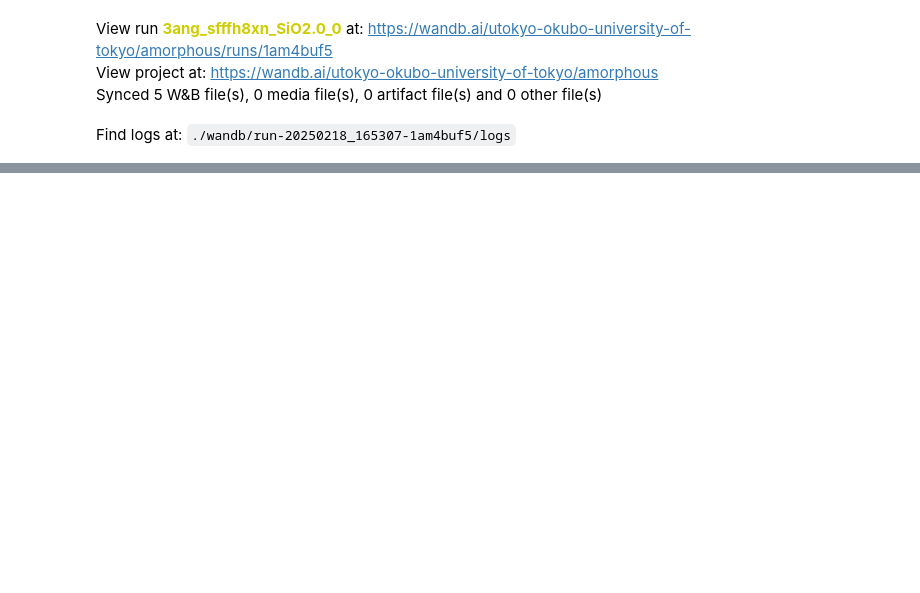
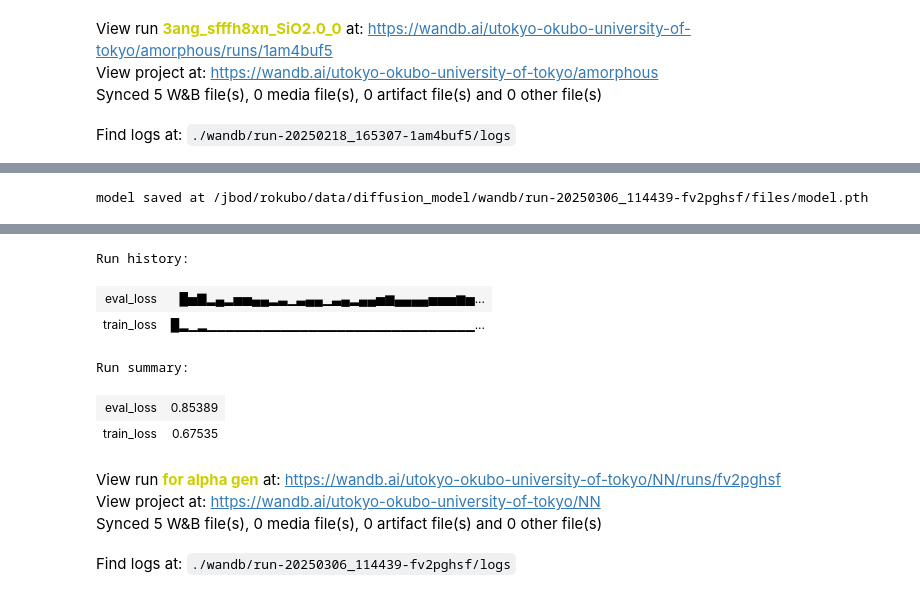
Before and after one commit to Ren-Okubo/diffusion_model, a Jupyter notebook: model_flex.ipynb, the cells around one changed output, grey strips where cells are left out. Saved outputs shown, nothing was run; the diff lists cells and outputs as text; code cells hidden in the pictures; blank space fills up the shorter version.

```diff
--- a/model_flex.ipynb
+++ b/model_flex.ipynb
@@ -229,0 +316,21 @@ Find logs at: ./wandb/run-20250219_105042-1am4buf5/logs
+# %%
+#default_tensor_typeの設定
+torch.set_default_tensor_type(torch.cuda.FloatTensor)
+
+#seedの設定
+torch.manual_seed(seed)
+random.seed(seed)
+np.random.seed(seed)
+
+#modelの定義
+diffusion_process = E3DiffusionProcess(s=noise_precision,power=power,num_diffusion_timestep=num_diffusion_timestep,noise_schedule=noise_schedule)
+egnn = EquivariantGNN(L,m_input_size,m_hidden_size,m_output_size,x_input_size,x_hidden_size,x_output_size,h_input_size,h_hidden_size,h_output_size)
+if to_compress_spectrum:
+    spectrum_compressor = SpectrumCompressor(spectrum_size,compressor_hidden_dim,compressed_spectrum_size)
+early_stopping = EarlyStopping(patience=patience)
+setupdata = SetUpData(seed=seed,conditional=conditional)
+# %%
+if to_compress_spectrum:
+    nn_dict = {'egnn':egnn,'spectrum_compressor':spectrum_compressor}
+else:
+    nn_dict = {'egnn':egnn,'spectrum_compressor':None}
@@ -229,0 +370,26 @@ Find logs at: ./wandb/run-20250219_105042-1am4buf5/logs
+# %%
+for epoch in range(num_epochs):
+    avg_loss_train = train_epoch(nn_dict,train_loader,prms,diffusion_process,optimizer)
+    avg_loss_eval = eval_epoch(nn_dict,eval_loader,prms,diffusion_process,optimizer)
+
+    #各epochにおけるlossを記録
+    wandb.log({'train_loss':avg_loss_train,'eval_loss':avg_loss_eval})
+
+    #early stopping
+    if early_stopping.validate(avg_loss_eval):
+        break
+
+#モデルの保存
+model_states = {'egnn':egnn.state_dict()}
+if prms['to_compress_spectrum']:
+    model_states['spectrum_compressor'] = spectrum_compressor.state_dict()
+if prms['noise_schedule'] == 'learned':
+    model_states['gamma'] = diffusion_process.gamma.state_dict()
+
+model_save_path = os.path.join(wandb.run.dir,'model.pth')
+torch.save(model_states,model_save_path)
+wandb.config.update({'model_save_path':model_save_path})
+print(f'model saved at {model_save_path}')
+wandb.finish()
+# %% [output]
+model saved at /jbod/rokubo/data/diffusion_model/wandb/run-20250306_114439-fv2pghsf/files/model.pth
@@ -229,0 +397,10 @@ Find logs at: ./wandb/run-20250219_105042-1am4buf5/logs
+Run history:
+| eval_loss | █▅▇▂▄▂▅▅▄▄▂▃▁▃▄▄▁▃▄▂▄▄▅▆▄▄▄▄▅▅▅▆▅... |
+| train_loss | █▂▁▂▁▁▁▁▁▁▁▁▁▁▁▁▁▁▁▁▁▁▁▁▁▁▁▁▁▁▁▁▁... |
+Run summary:
+| eval_loss | 0.85389 |
+| train_loss | 0.67535 |
+View run for alpha gen at: https://wandb.ai/utokyo-okubo-university-of-tokyo/NN/runs/fv2pghsf
+View project at: https://wandb.ai/utokyo-okubo-university-of-tokyo/NN
+Synced 5 W&B file(s), 0 media file(s), 0 artifact file(s) and 0 other file(s)
+Find logs at: ./wandb/run-20250306_114439-fv2pghsf/logs
```
Also changed, not shown: parts of 7 cells of this notebook, 4 other files.
